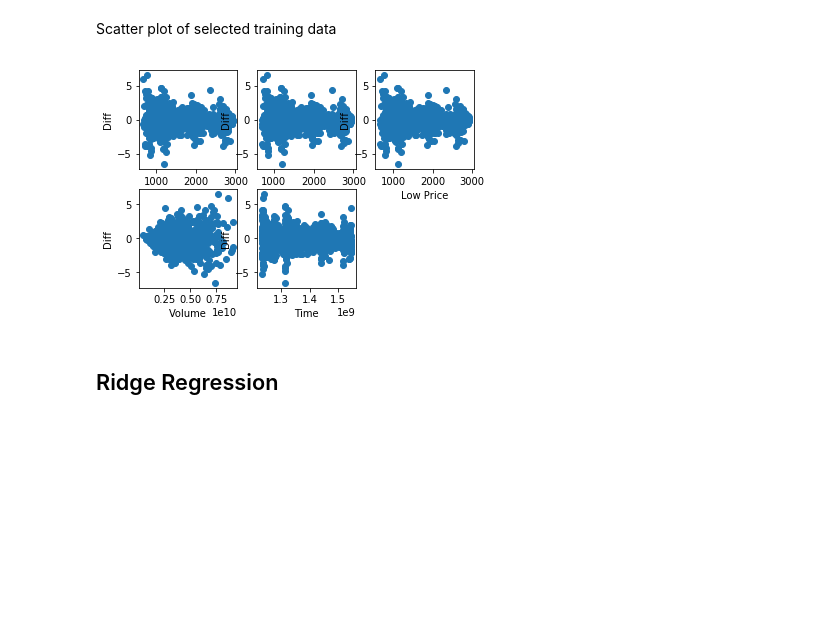
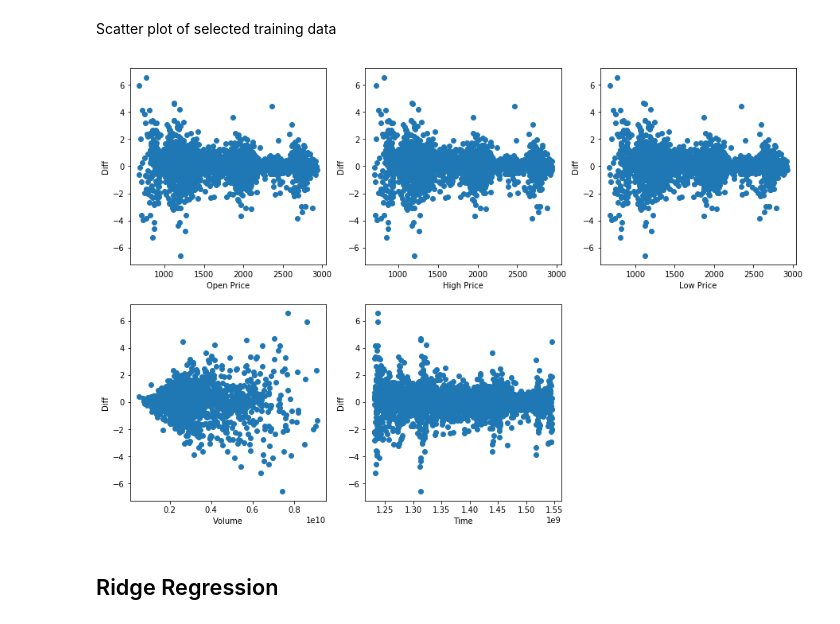
Before and after one commit to Devilmaymai/HomeWork-3, a Jupyter notebook: HW3_Linear_Regression.ipynb, the cells around one changed output. Saved outputs shown, nothing was run; the diff lists cells and outputs as text; code cells hidden in the pictures; blank space fills up the shorter version.

```diff
--- a/HW3_Linear_Regression.ipynb
+++ b/HW3_Linear_Regression.ipynb
@@ -134,15 +134,15 @@ Scatter plot of selected training data
 # %%
 def scatter(_data, x_name):
     plt.scatter(_data[x_name], _data["Diff"])
     plt.xlabel(x_name)
     plt.ylabel("Diff")
 
-
+plt.figure(figsize=(15,10))
 for i in range(len(x_train.columns)):
     plt.subplot(2,3,i+1),scatter(Data, x_train.columns[i])
 plt.show()
 # %% [output]
-[figure, old version]
+[figure, new version]
 # %% [markdown]
 ## Ridge Regression
 # %%
```
Also changed, not shown: 1 other file.
